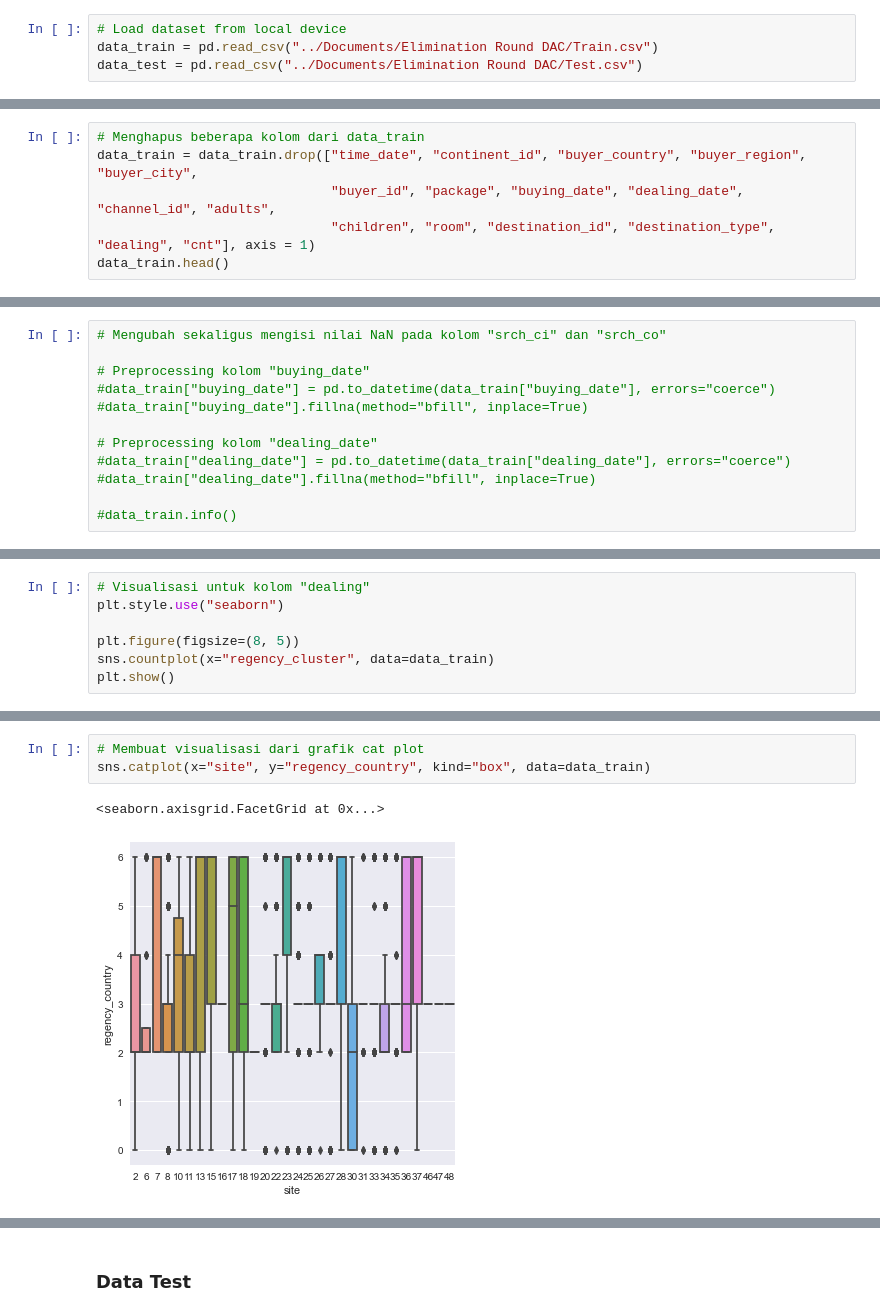
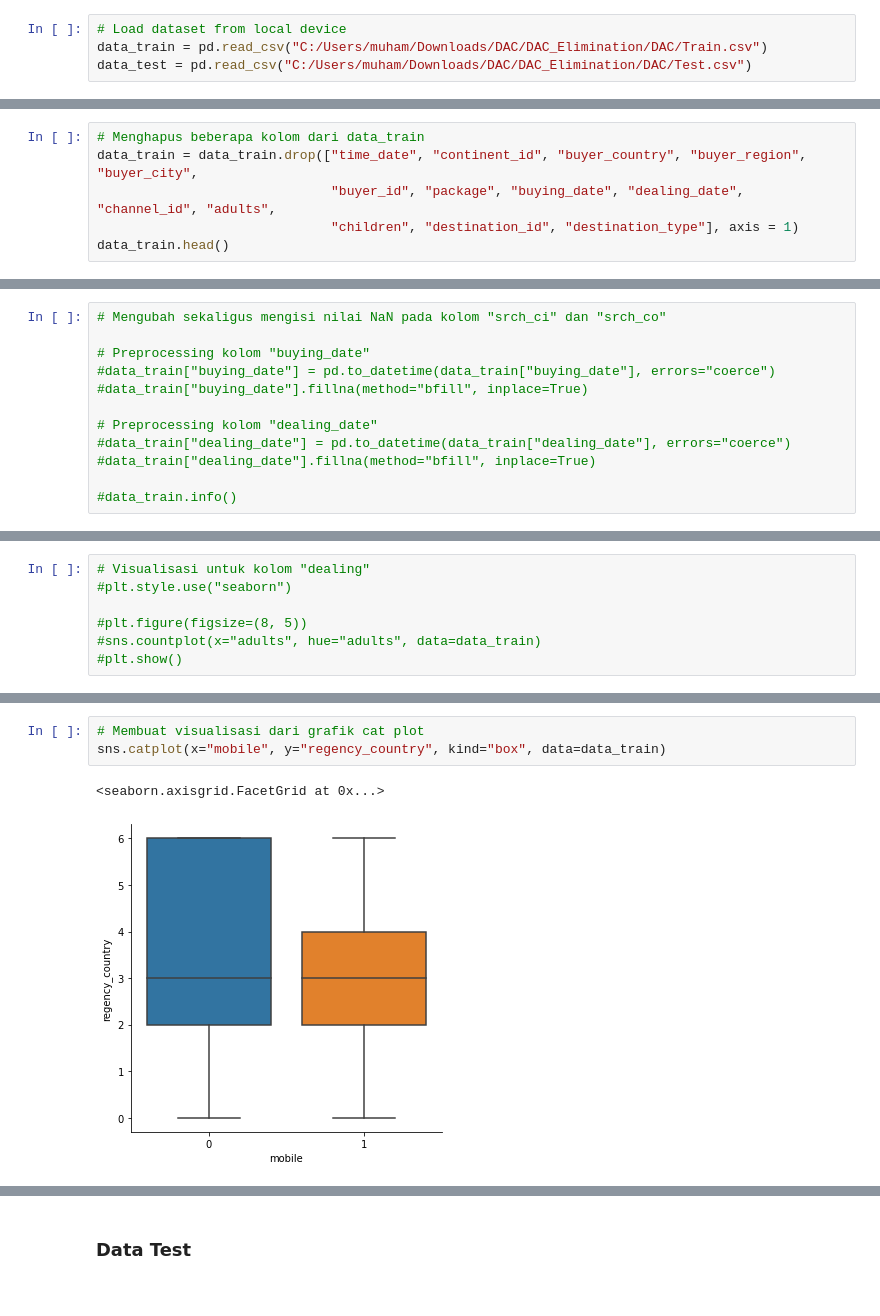
Before and after one commit to redetrer24/PenyisihanLombaPRSITS2021, a Jupyter notebook: Lomba PRS ITS 2021.ipynb, the cells around one changed output, grey strips where cells are left out. Saved outputs shown, nothing was run; the diff lists cells and outputs as text.

```diff
--- a/Lomba PRS ITS 2021.ipynb
+++ b/Lomba PRS ITS 2021.ipynb
@@ -8,8 +8,8 @@ import seaborn as sns
 from sklearn.metrics import confusion_matrix, classification_report
 # %%
 # Load dataset from local device
-data_train = pd.read_csv("../Documents/Elimination Round DAC/Train.csv")
-data_test = pd.read_csv("../Documents/Elimination Round DAC/Test.csv")
+data_train = pd.read_csv("C:/Users/muham/Downloads/DAC/DAC_Elimination/DAC/Train.csv")
+data_test = pd.read_csv("C:/Users/muham/Downloads/DAC/DAC_Elimination/DAC/Test.csv")
 # %%
 data_train.head()
 # %% [output]
@@ -134,6 +134,6 @@ Karena dalam variabel DataFrame data_train masih terdapat banyak kolom yang tida
 # Menghapus beberapa kolom dari data_train
 data_train = data_train.drop(["time_date", "continent_id", "buyer_country", "buyer_region", "buyer_city",
                               "buyer_id", "package", "buying_date", "dealing_date", "channel_id", "adults",
-                              "children", "room", "destination_id", "destination_type", "dealing", "cnt"], axis = 1)
+                              "children", "destination_id", "destination_type"], axis = 1)
 data_train.head()
 # %% [output]
@@ -174,7 +174,7 @@ data_train.head()
 # %%
 # Visualisasi untuk kolom "dealing"
-plt.style.use("seaborn")
+#plt.style.use("seaborn")
 
-plt.figure(figsize=(8, 5))
-sns.countplot(x="regency_cluster", data=data_train)
-plt.show()
+#plt.figure(figsize=(8, 5))
+#sns.countplot(x="adults", hue="adults", data=data_train)
+#plt.show()
@@ -183,9 +181,9 @@ plt.show()
 # %%
 # Membuat visualisasi dari grafik cat plot
-sns.catplot(x="site", y="regency_country", kind="box", data=data_train)
+sns.catplot(x="mobile", y="regency_country", kind="box", data=data_train)
 # %% [output]
 <seaborn.axisgrid.FacetGrid at 0x...>
-[figure, old version]
+[figure, new version]
 # %%
 # Membuat sebuah korelasi untuk data train
 plt.figure(figsize=(10, 5))
```
Also changed, not shown: parts of 27 cells of this notebook.
